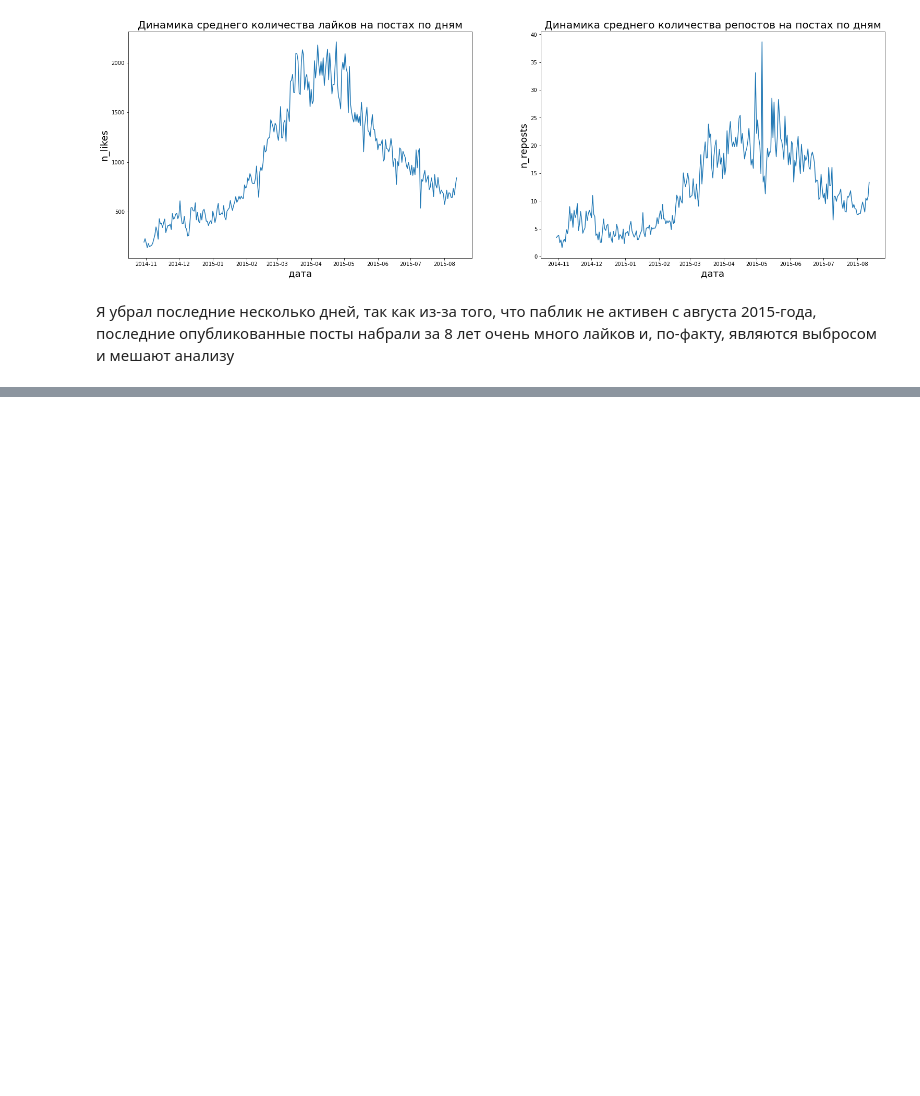
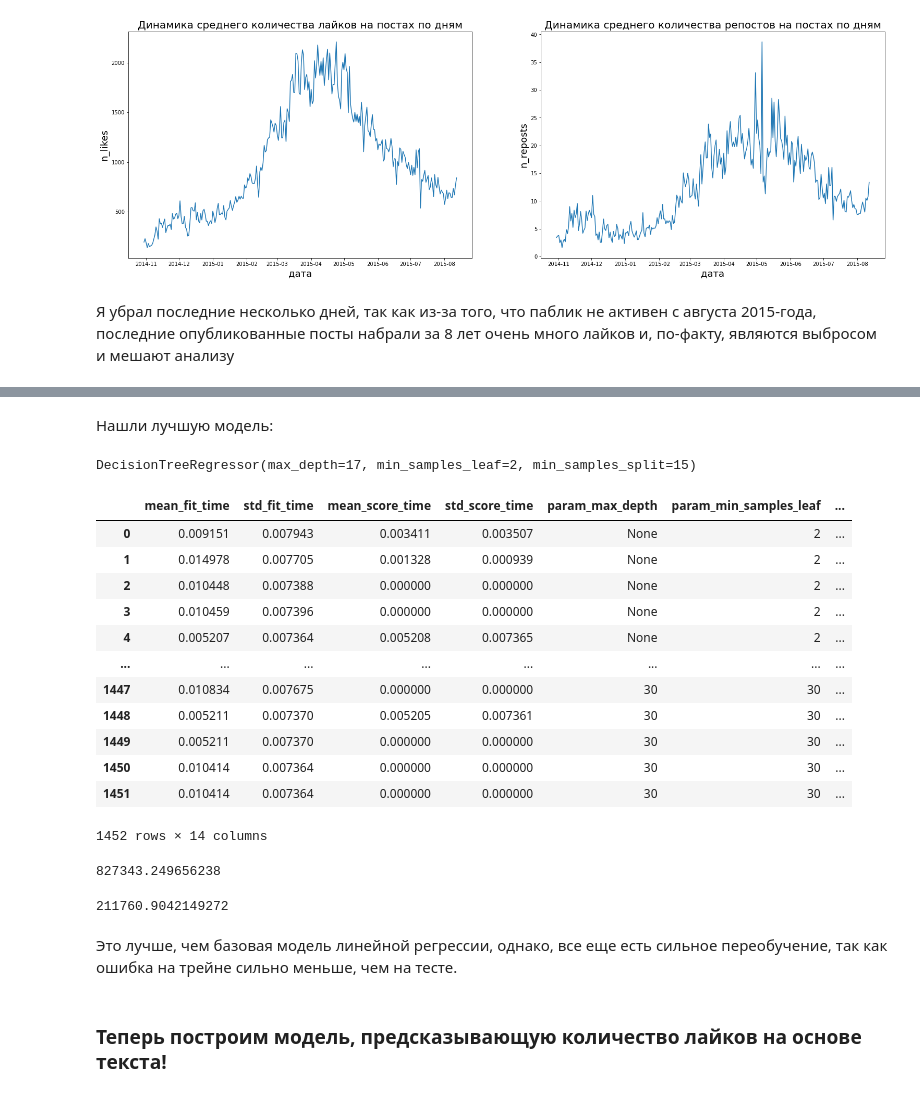
Before and after one commit to Pash1i/andan_2023_project, a Jupyter notebook: EDA_and_hypothesis_testing.ipynb, the cells around one changed output, grey strips where cells are left out. Saved outputs shown, nothing was run; the diff lists cells and outputs as text; code cells hidden in the pictures; blank space fills up the shorter version.

```diff
--- a/EDA_and_hypothesis_testing.ipynb
+++ b/EDA_and_hypothesis_testing.ipynb
@@ -255,0 +406,3 @@ data_weather_12
+# %%
+lasso = Lasso(1500)
+lasso.fit(X_train, y_train)
@@ -255,0 +435,4 @@ data_weather_12
+# %%
+depth = [None, 1, 2, 3, 5, 7, 10, 13, 17, 20, 25, 30] # это максимальная глубина дерева - сколько может быть 'подветок'
+min_samples_leaf = [2, 3, 5, 8, 10, 13, 15, 18, 20, 25, 30] # минимальное количество наблюдений, чтобы сделалась листовая вершина
+min_samples_split = [2, 3, 5, 8, 10, 13, 15, 18, 20, 25, 30] # миимальное количество наблюдений, чтобы из вершины отвести две новые
@@ -255,0 +441,6 @@ data_weather_12
+# %%
+gridsearcher = GridSearchCV(estimator = DecisionTreeRegressor(),
+                            param_grid= {'max_depth': depth, 'min_samples_leaf': min_samples_leaf, 'min_samples_split': min_samples_split},
+                           scoring = 'neg_mean_squared_error', cv = 3)
+# %%
+gridsearcher.fit(X_train, y_train)
@@ -255,0 +456,34 @@ data_weather_12
+# %% [markdown]
+Нашли лучшую модель:
+# %%
+gridsearcher.best_estimator_
+# %% [output]
+DecisionTreeRegressor(max_depth=17, min_samples_leaf=2, min_samples_split=15)
+# %%
+pd.DataFrame(gridsearcher.cv_results_)
+# %% [output]
+|  | mean_fit_time | std_fit_time | mean_score_time | std_score_time | param_max_depth | param_min_samples_leaf | ... |
+| 0 | 0.009151 | 0.007943 | 0.003411 | 0.003507 | None | 2 | ... |
+| 1 | 0.014978 | 0.007705 | 0.001328 | 0.000939 | None | 2 | ... |
+| 2 | 0.010448 | 0.007388 | 0.000000 | 0.000000 | None | 2 | ... |
+| 3 | 0.010459 | 0.007396 | 0.000000 | 0.000000 | None | 2 | ... |
+| 4 | 0.005207 | 0.007364 | 0.005208 | 0.007365 | None | 2 | ... |
+| ... | ... | ... | ... | ... | ... | ... | ... |
+| 1447 | 0.010834 | 0.007675 | 0.000000 | 0.000000 | 30 | 30 | ... |
+| 1448 | 0.005211 | 0.007370 | 0.005205 | 0.007361 | 30 | 30 | ... |
+| 1449 | 0.005211 | 0.007370 | 0.000000 | 0.000000 | 30 | 30 | ... |
+| 1450 | 0.010414 | 0.007364 | 0.000000 | 0.000000 | 30 | 30 | ... |
+| 1451 | 0.010414 | 0.007364 | 0.000000 | 0.000000 | 30 | 30 | ... |
+1452 rows × 14 columns
+# %%
+mean_squared_error(y_test, gridsearcher.predict(X_test))
+# %% [output]
+827343.249656238
+# %%
+mean_squared_error(y_train, gridsearcher.predict(X_train))
+# %% [output]
+211760.9042149272
+# %% [markdown]
+Это лучше, чем базовая модель линейной регрессии, однако, все еще есть сильное переобучение, так как ошибка на трейне сильно меньше, чем на тесте.
+# %% [markdown]
+### Теперь построим модель, предсказывающую количество лайков на основе текста!
```
Also changed, not shown: parts of 74 cells of this notebook.
